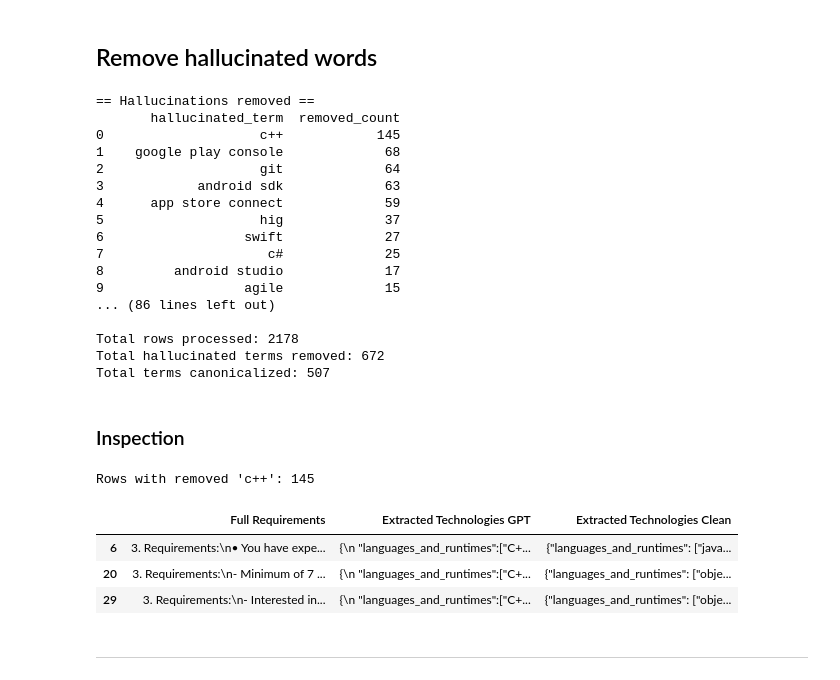
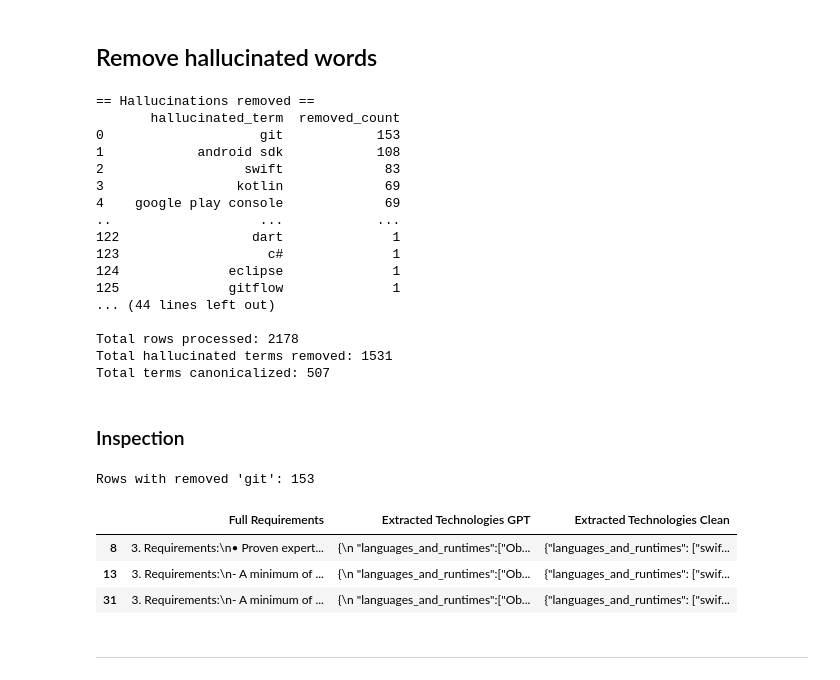
Before and after one commit to S0la1re/Research-work-new, a Jupyter notebook: Data Processing/Data Preparation.ipynb, the cells around one changed output. Cells and saved outputs as stored; diff of their text form; code cells hidden in the pictures.

```diff
--- a/Data Processing/Data Preparation.ipynb
+++ b/Data Processing/Data Preparation.ipynb
@@ -1110,9 +1110,11 @@ def to_canon(term):
 
 # ── 4. Фильтр ──────────────────────────────────────────────────
 def remove_hallucinated(row):
-    text_raw  = (row.get("Full Requirements") or "")
-    text_flat = re.sub(r"[^a-z0-9]+", " ", text_raw.lower()).strip()
-    ngrams    = make_ngrams(text_flat.split())
+    text_raw   = (row.get("Full Requirements") or "")
+    text_lower = text_raw.lower()
+
+    tokens  = re.findall(r"[a-z0-9\+\#\.-]+", text_lower)
+    ngrams  = make_ngrams(tokens)
 
     extracted = row.get("Extracted Technologies GPT", "")
     try:
@@ -1124,7 +1126,7 @@ def remove_hallucinated(row):
         cleaned = []
         for term in tech_dict[cat]:
             canon_term = to_canon(term)
-            if is_real(canon_term, text_flat, ngrams):
+            if is_real(canon_term, text_lower, ngrams):
                 cleaned.append(canon_term)
             else:
                 removed_counter[canon_term] += 1
@@ -1160,20 +1162,20 @@ print(f"Total terms canonicalized: {sum(canonicalized_counter.values())}")
 # %% [output]
 == Hallucinations removed ==
        hallucinated_term  removed_count
-0                    c++            145
-1    google play console             68
-2                    git             64
-3            android sdk             63
-4      app store connect             59
-5                    hig             37
-6                  swift             27
-7                     c#             25
-8         android studio             17
-9                  agile             15
-... (86 lines left out)
+0                    git            153
+1            android sdk            108
+2                  swift             83
+3                 kotlin             69
+4    google play console             69
+..                   ...            ...
+122                 dart              1
+123                   c#              1
+124              eclipse              1
+125              gitflow              1
+... (44 lines left out)
 
 Total rows processed: 2178
-Total hallucinated terms removed: 672
+Total hallucinated terms removed: 1531
 Total terms canonicalized: 507
 # %% [markdown]
 ### Inspection
@@ -1192,24 +1194,24 @@ clean_sets = df_final_extracted["Extracted Technologies Clean"].apply(flat_terms
 
 df_final_extracted["removed_terms"] = orig_sets.subtract(clean_sets)
 # %%
-term = "c++"                       # или "google play console", "android sdk", …
+term = "git"                       # или "google play console", "android sdk", …
 
 mask = df_final_extracted["removed_terms"].apply(lambda s: term.lower() in s)
 
 view_cols = ["Full Requirements",
              "Extracted Technologies GPT",
              "Extracted Technologies Clean"]
 
 df_debug = df_final_extracted.loc[mask, view_cols]
 
 print(f"Rows with removed '{term}': {len(df_debug)}")
 df_debug.head(3)                   # покажет первые 3 совпадения
 # %% [output]
-Rows with removed 'c++': 145
+Rows with removed 'git': 153
 |  | Full Requirements | Extracted Technologies GPT | Extracted Technologies Clean |
-| 6 | 3. Requirements:\n• You have expe... | {\n "languages_and_runtimes":["C+... | {"languages_and_runtimes": ["java... |
-| 20 | 3. Requirements:\n- Minimum of 7 ... | {\n "languages_and_runtimes":["C+... | {"languages_and_runtimes": ["obje... |
-| 29 | 3. Requirements:\n- Interested in... | {\n "languages_and_runtimes":["C+... | {"languages_and_runtimes": ["obje... |
+| 8 | 3. Requirements:\n• Proven expert... | {\n "languages_and_runtimes":["Ob... | {"languages_and_runtimes": ["swif... |
+| 13 | 3. Requirements:\n- A minimum of ... | {\n "languages_and_runtimes":["Ob... | {"languages_and_runtimes": ["swif... |
+| 31 | 3. Requirements:\n- A minimum of ... | {\n "languages_and_runtimes":["Ob... | {"languages_and_runtimes": ["swif... |
 # %% [markdown]
 ----
 # %%
```
